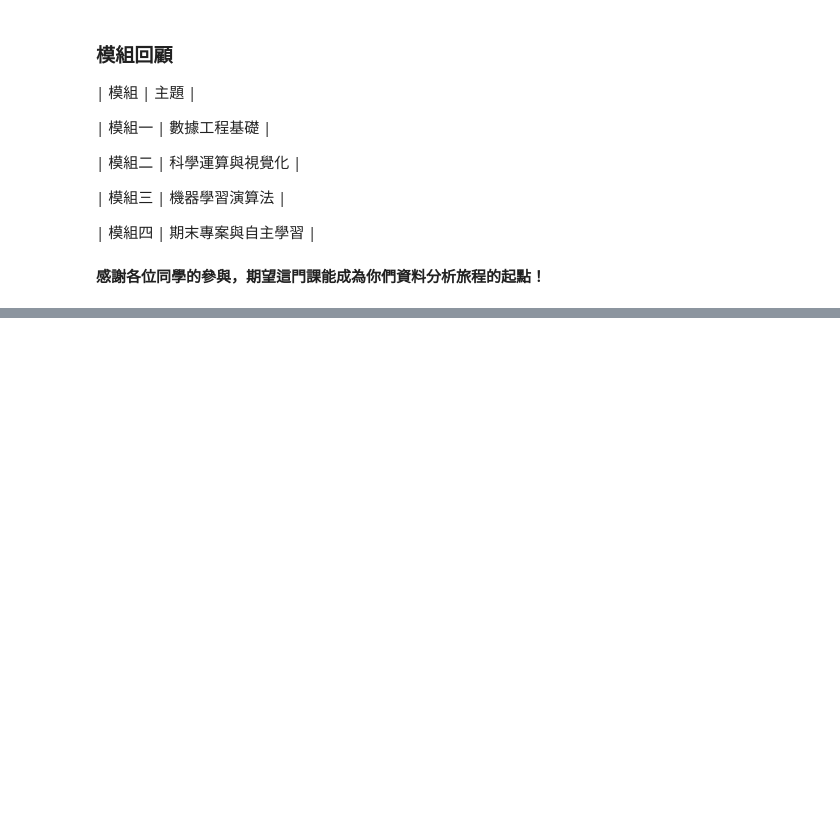
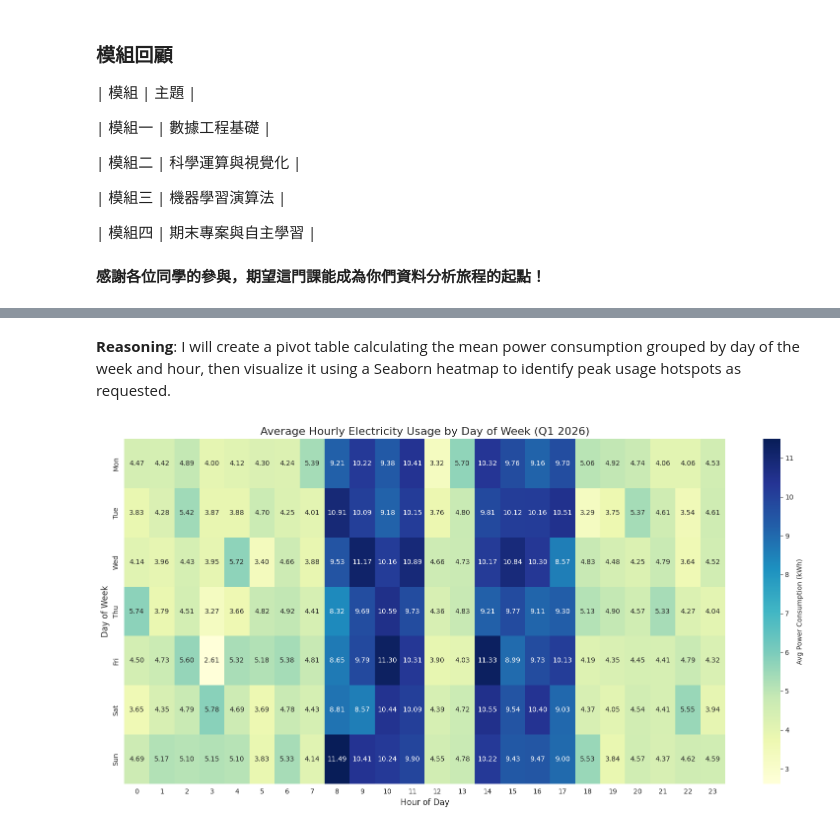
Before and after one commit to linyue0096/N2, a Jupyter notebook: Algorithms_and_Data_Analytics.ipynb, the cells around one changed output, grey strips where cells are left out. Drawn from its saved outputs; the diff is of its cells as text; code cells hidden in the pictures; blank space fills up the shorter version.

```diff
--- a/Algorithms_and_Data_Analytics.ipynb
+++ b/Algorithms_and_Data_Analytics.ipynb
@@ -2218,0 +2744,29 @@ print("祝大家在資料科學道路上持續前進!")
+# %% [markdown]
+**Reasoning**:
+I will create a pivot table calculating the mean power consumption grouped by day of the week and hour, then visualize it using a Seaborn heatmap to identify peak usage hotspots as requested.
+# %%
+import matplotlib.pyplot as plt
+import seaborn as sns
+
+# 1. Create pivot table for the heatmap
+# Grouping by day of week and hour to calculate the mean power consumption
+pivot_data = df_combined.groupby(['day_of_week', 'hour'])['power_consumption_kwh'].mean().unstack()
+
+# 2. Map index from numeric (0-6) to day names for better readability
+day_map = {0: 'Mon', 1: 'Tue', 2: 'Wed', 3: 'Thu', 4: 'Fri', 5: 'Sat', 6: 'Sun'}
+pivot_data.index = [day_map[i] for i in pivot_data.index]
+
+# 3. Create the heatmap
+plt.figure(figsize=(16, 8))
+sns.heatmap(pivot_data, cmap='YlGnBu', annot=True, fmt='.2f', cbar_kws={'label': 'Avg Power Consumption (kWh)'})
+
+# 4. Add titles and labels
+plt.title('Average Hourly Electricity Usage by Day of Week (Q1 2026)', fontsize=16)
+plt.xlabel('Hour of Day', fontsize=12)
+plt.ylabel('Day of Week', fontsize=12)
+
+# 5. Display the plot
+plt.tight_layout()
+plt.show()
+# %% [output]
+[figure, added]
```
Also changed, not shown: parts of 89 cells of this notebook.
